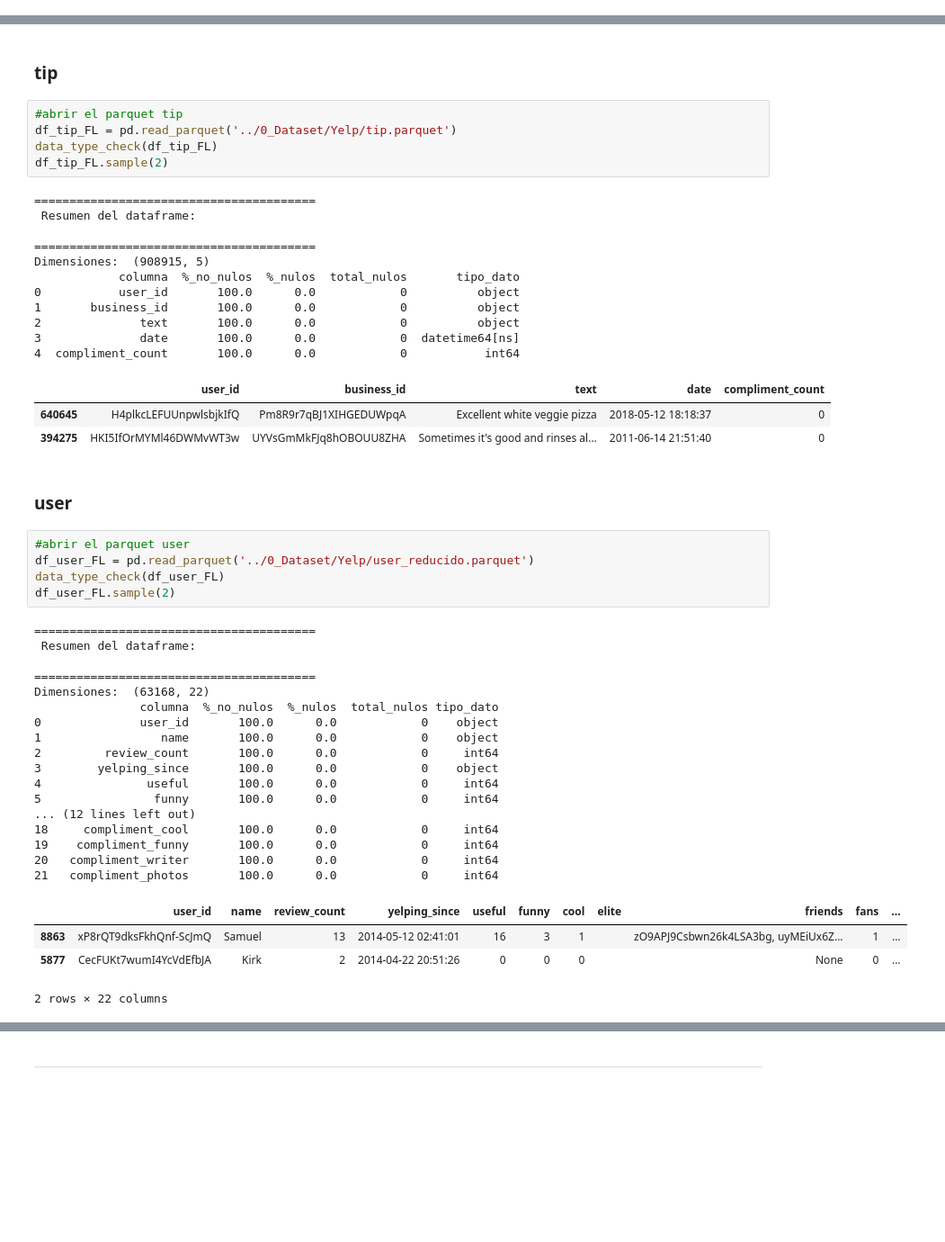
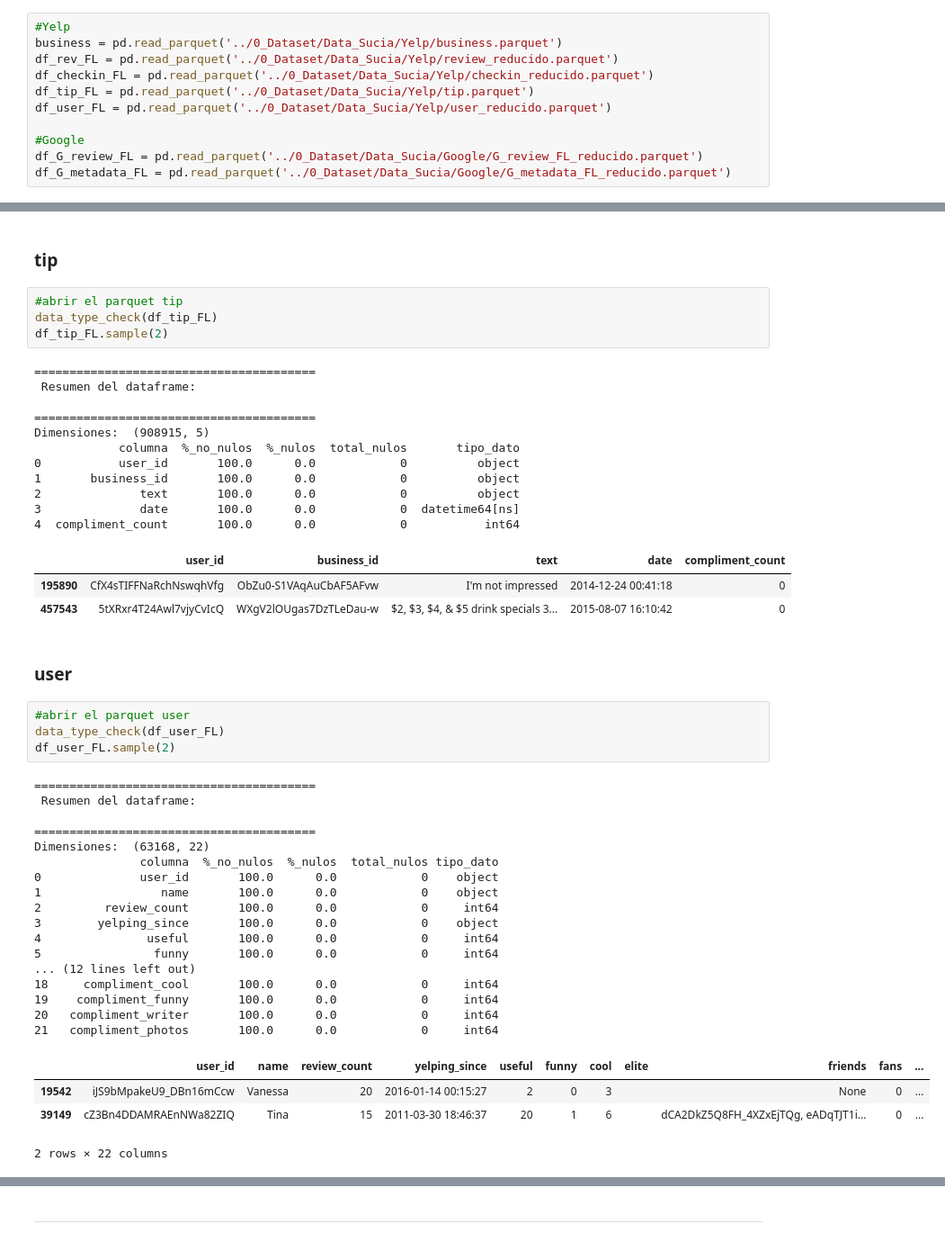
Before and after one commit to bautiarmanicode/HENRY-PROYECTO-FINAL, a Jupyter notebook: 1_Jupyter_Notebooks/1.2_ETL_Transform.ipynb, the cells around one changed output, grey strips where cells are left out. Shown at 90% size. Cells and saved outputs as stored; diff of their text form; blank space fills up the shorter version.

```diff
--- a/1_Jupyter_Notebooks/1.2_ETL_Transform.ipynb
+++ b/1_Jupyter_Notebooks/1.2_ETL_Transform.ipynb
@@ -26,3 +30,14 @@ import seaborn as sns
+# %%
+#Yelp
+business = pd.read_parquet('../0_Dataset/Data_Sucia/Yelp/business.parquet')
+df_rev_FL = pd.read_parquet('../0_Dataset/Data_Sucia/Yelp/review_reducido.parquet')
+df_checkin_FL = pd.read_parquet('../0_Dataset/Data_Sucia/Yelp/checkin_reducido.parquet')
+df_tip_FL = pd.read_parquet('../0_Dataset/Data_Sucia/Yelp/tip.parquet')
+df_user_FL = pd.read_parquet('../0_Dataset/Data_Sucia/Yelp/user_reducido.parquet')
+
+#Google
+df_G_review_FL = pd.read_parquet('../0_Dataset/Data_Sucia/Google/G_review_FL_reducido.parquet')
+df_G_metadata_FL = pd.read_parquet('../0_Dataset/Data_Sucia/Google/G_metadata_FL_reducido.parquet')
 # %% [markdown]
 ___
 # %% [markdown]
@@ -165,7 +255,6 @@ Dimensiones:  (92351, 2)
 ### tip
 # %%
 #abrir el parquet tip
-df_tip_FL = pd.read_parquet('../0_Dataset/Yelp/tip.parquet')
 data_type_check(df_tip_FL)
 df_tip_FL.sample(2)
 # %% [output]
@@ -181,36 +270,35 @@ Dimensiones:  (908915, 5)
 3              date       100.0      0.0            0  datetime64[ns]
 4  compliment_count       100.0      0.0            0           int64
 |  | user_id | business_id | text | date | compliment_count |
-| 640645 | H4plkcLEFUUnpwlsbjkIfQ | Pm8R9r7qBJ1XIHGEDUWpqA | Excellent white veggie pizza | 2018-05-12 18:18:37 | 0 |
-| 394275 | HKI5IfOrMYMl46DWMvWT3w | UYVsGmMkFJq8hOBOUU8ZHA | Sometimes it's good and rinses al... | 2011-06-14 21:51:40 | 0 |
+| 195890 | CfX4sTIFFNaRchNswqhVfg | ObZu0-S1VAqAuCbAF5AFvw | I'm not impressed | 2014-12-24 00:41:18 | 0 |
+| 457543 | 5tXRxr4T24Awl7vjyCvIcQ | WXgV2lOUgas7DzTLeDau-w | $2, $3, $4, & $5 drink specials 3... | 2015-08-07 16:10:42 | 0 |
 # %% [markdown]
 ### user
 # %%
 #abrir el parquet user
-df_user_FL = pd.read_parquet('../0_Dataset/Yelp/user_reducido.parquet')
 data_type_check(df_user_FL)
 df_user_FL.sample(2)
 # %% [output]
 ========================================
  Resumen del dataframe:
 
 ========================================
 Dimensiones:  (63168, 22)
                columna  %_no_nulos  %_nulos  total_nulos tipo_dato
 0              user_id       100.0      0.0            0    object
 1                 name       100.0      0.0            0    object
 2         review_count       100.0      0.0            0     int64
 3        yelping_since       100.0      0.0            0    object
 4               useful       100.0      0.0            0     int64
 5                funny       100.0      0.0            0     int64
 ... (12 lines left out)
 18     compliment_cool       100.0      0.0            0     int64
 19    compliment_funny       100.0      0.0            0     int64
 20   compliment_writer       100.0      0.0            0     int64
 21   compliment_photos       100.0      0.0            0     int64
 |  | user_id | name | review_count | yelping_since | useful | funny | cool | elite | friends | fans | ... |
-| 8863 | xP8rQT9dksFkhQnf-ScJmQ | Samuel | 13 | 2014-05-12 02:41:01 | 16 | 3 | 1 |  | zO9APJ9Csbwn26k4LSA3bg, uyMEiUx6Z... | 1 | ... |
-| 5877 | CecFUKt7wumI4YcVdEfbJA | Kirk | 2 | 2014-04-22 20:51:26 | 0 | 0 | 0 |  | None | 0 | ... |
+| 19542 | iJS9bMpakeU9_DBn16mCcw | Vanessa | 20 | 2016-01-14 00:15:27 | 2 | 0 | 3 |  | None | 0 | ... |
+| 39149 | cZ3Bn4DDAMRAEnNWa82ZIQ | Tina | 15 | 2011-03-30 18:46:37 | 20 | 1 | 6 |  | dCA2DkZ5Q8FH_4XZxEjTQg, eADqTJT1i... | 0 | ... |
 2 rows × 22 columns
 # %%
 #Guardar los cambios al archivo
```
Also changed, not shown: parts of 49 cells of this notebook, 19 other files.
